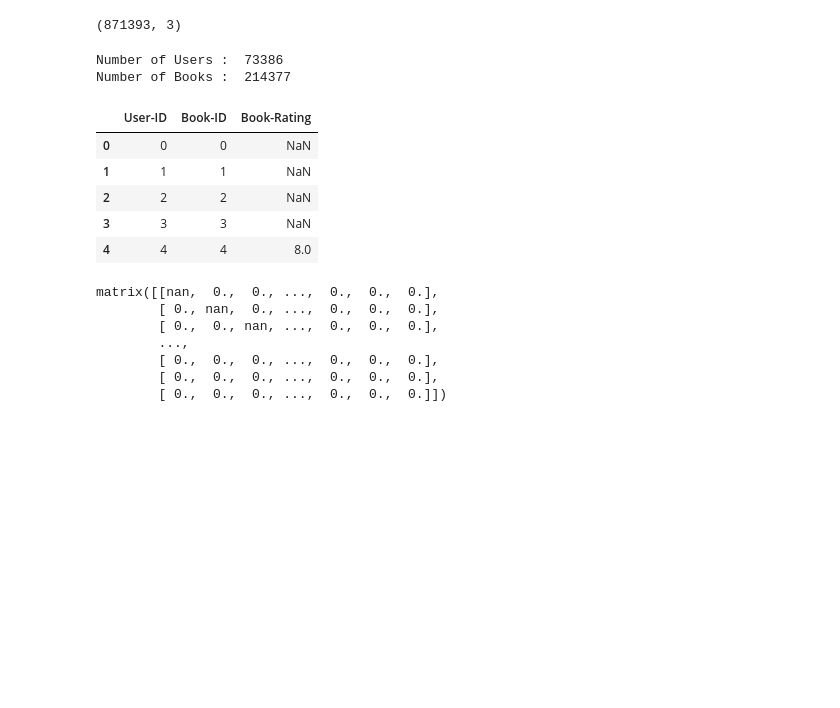
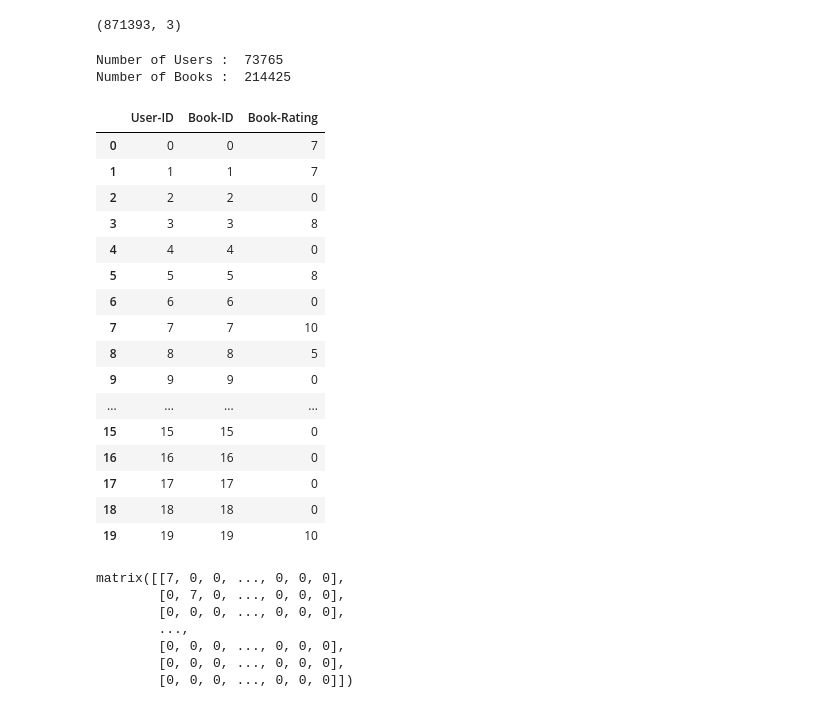
Before and after one commit to ericyun95/dacon_bookrecsys, a Jupyter notebook: dacon_test_0505.ipynb, the cells around one changed output. Cells and saved outputs as stored; diff of their text form; code cells hidden in the pictures; blank space fills up the shorter version.

```diff
--- a/dacon_test_0505.ipynb
+++ b/dacon_test_0505.ipynb
@@ -12,5 +12,5 @@ Saving test.csv to test.csv
 # %%
-df = pd.read_csv('train_new3.csv')
+df = pd.read_csv('train_new2.csv')
 df.head()
 # %% [output]
 |  | User-ID | Book-ID | Book-Rating | Age | Location | Book-Title | Book-Author | Year-Of-Publication | ... |
@@ -175,17 +175,28 @@ def encode_df(df):
 # %%
 rating_df, num_user, num_book, user_ids, book_ids = encode_df(rating_train)
 print("Number of Users : ", num_user)
 print("Number of Books : ", num_book)
-rating_df.head()
+rating_df.head(20)
 # %% [output]
-Number of Users :  73386
-Number of Books :  214377
+Number of Users :  73765
+Number of Books :  214425
 |  | User-ID | Book-ID | Book-Rating |
-| 0 | 0 | 0 | NaN |
-| 1 | 1 | 1 | NaN |
-| 2 | 2 | 2 | NaN |
-| 3 | 3 | 3 | NaN |
-| 4 | 4 | 4 | 8.0 |
+| 0 | 0 | 0 | 7 |
+| 1 | 1 | 1 | 7 |
+| 2 | 2 | 2 | 0 |
+| 3 | 3 | 3 | 8 |
+| 4 | 4 | 4 | 0 |
+| 5 | 5 | 5 | 8 |
+| 6 | 6 | 6 | 0 |
+| 7 | 7 | 7 | 10 |
+| 8 | 8 | 8 | 5 |
+| 9 | 9 | 9 | 0 |
+| ... | ... | ... | ... |
+| 15 | 15 | 15 | 0 |
+| 16 | 16 | 16 | 0 |
+| 17 | 17 | 17 | 0 |
+| 18 | 18 | 18 | 0 |
+| 19 | 19 | 19 | 10 |
 # %%
 from scipy import sparse
 # %%
@@ -199,13 +210,13 @@ Y = create_sparse_matrix(rating_df, num_user, num_book)
 # %%
 Y.todense()
 # %% [output]
-matrix([[nan,  0.,  0., ...,  0.,  0.,  0.],
-        [ 0., nan,  0., ...,  0.,  0.,  0.],
-        [ 0.,  0., nan, ...,  0.,  0.,  0.],
+matrix([[7, 0, 0, ..., 0, 0, 0],
+        [0, 7, 0, ..., 0, 0, 0],
+        [0, 0, 0, ..., 0, 0, 0],
         ...,
-        [ 0.,  0.,  0., ...,  0.,  0.,  0.],
-        [ 0.,  0.,  0., ...,  0.,  0.,  0.],
-        [ 0.,  0.,  0., ...,  0.,  0.,  0.]])
+        [0, 0, 0, ..., 0, 0, 0],
+        [0, 0, 0, ..., 0, 0, 0],
+        [0, 0, 0, ..., 0, 0, 0]])
 # %%
 def predict(df, emb_user, emb_book):
   df['prediction'] = np.sum(np.multiply(emb_book[df['Book-ID']], emb_user[df['User-ID']]), axis = 1)
```
Also changed, not shown: parts of 6 cells of this notebook.
